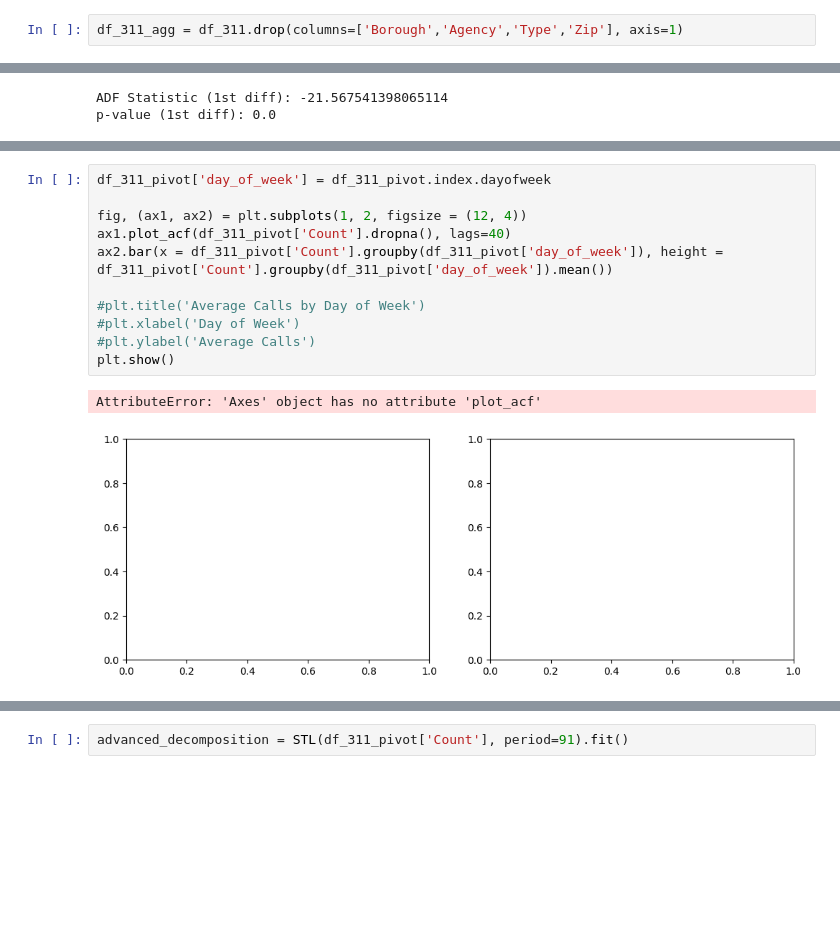
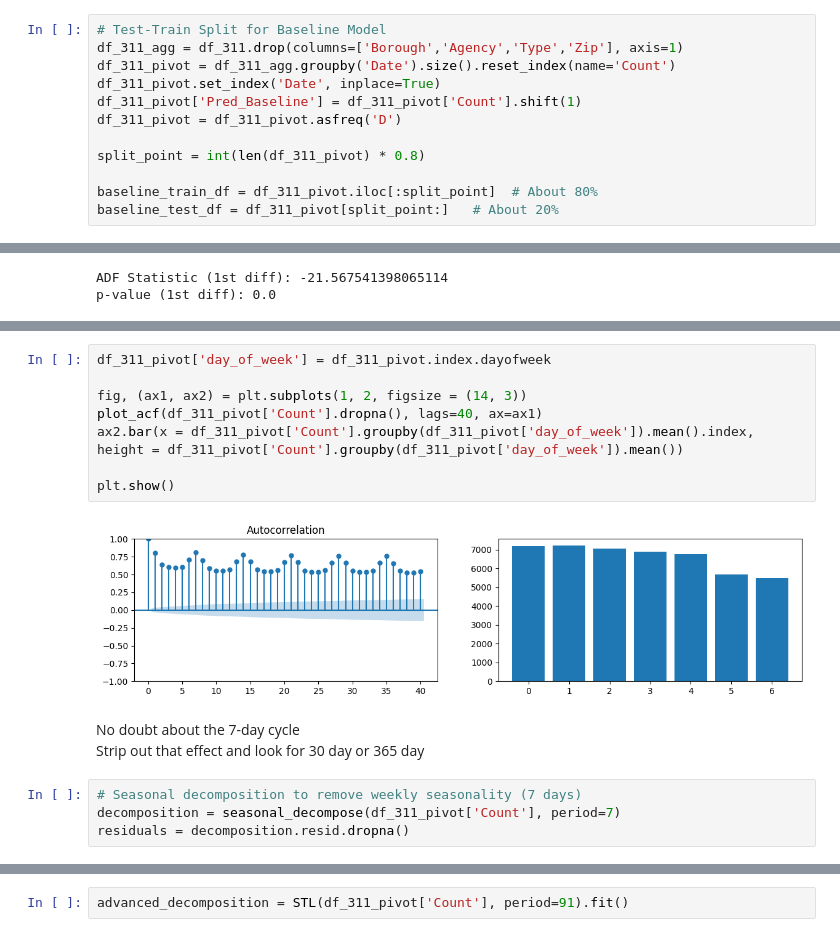
Before and after one commit to rjlatail/NYC_311_Forecasting, a Jupyter notebook: NYC_311_Forecasting_Notebook.ipynb, the cells around one changed output, grey strips where cells are left out. Drawn from its saved outputs; the diff is of its cells as text; blank space fills up the shorter version.

```diff
--- a/NYC_311_Forecasting_Notebook.ipynb
+++ b/NYC_311_Forecasting_Notebook.ipynb
@@ -490,4 +506,14 @@ plt.show;
 # %% [markdown]
 ### Baseline Model
 # %%
+# Test-Train Split for Baseline Model
 df_311_agg = df_311.drop(columns=['Borough','Agency','Type','Zip'], axis=1)
+df_311_pivot = df_311_agg.groupby('Date').size().reset_index(name='Count')
+df_311_pivot.set_index('Date', inplace=True)
+df_311_pivot['Pred_Baseline'] = df_311_pivot['Count'].shift(1)
+df_311_pivot = df_311_pivot.asfreq('D')
+
+split_point = int(len(df_311_pivot) * 0.8)
+
+baseline_train_df = df_311_pivot.iloc[:split_point]  # About 80%
+baseline_test_df = df_311_pivot[split_point:]   # About 20%
@@ -572,14 +663,17 @@ The data is now stationary, we can proceed with modeling.
 # %%
 df_311_pivot['day_of_week'] = df_311_pivot.index.dayofweek
 
-fig, (ax1, ax2) = plt.subplots(1, 2, figsize = (12, 4))
-ax1.plot_acf(df_311_pivot['Count'].dropna(), lags=40)
-ax2.bar(x = df_311_pivot['Count'].groupby(df_311_pivot['day_of_week']), height = df_311_pivot['Count'].groupby(df_311_pivot['day_of_week']).mean())
+fig, (ax1, ax2) = plt.subplots(1, 2, figsize = (14, 3))
+plot_acf(df_311_pivot['Count'].dropna(), lags=40, ax=ax1)
+ax2.bar(x = df_311_pivot['Count'].groupby(df_311_pivot['day_of_week']).mean().index, height = df_311_pivot['Count'].groupby(df_311_pivot['day_of_week']).mean())
 
-#plt.title('Average Calls by Day of Week')
-#plt.xlabel('Day of Week')
-#plt.ylabel('Average Calls')
 plt.show()
 # %% [output]
-AttributeError: 'Axes' object has no attribute 'plot_acf'
-[figure, old version]
+[figure, new version]
+# %% [markdown]
+No doubt about the 7-day cycle
+Strip out that effect and look for 30 day or 365 day
+# %%
+# Seasonal decomposition to remove weekly seasonality (7 days)
+decomposition = seasonal_decompose(df_311_pivot['Count'], period=7)
+residuals = decomposition.resid.dropna()
```
Also changed, not shown: parts of 39 cells of this notebook.
